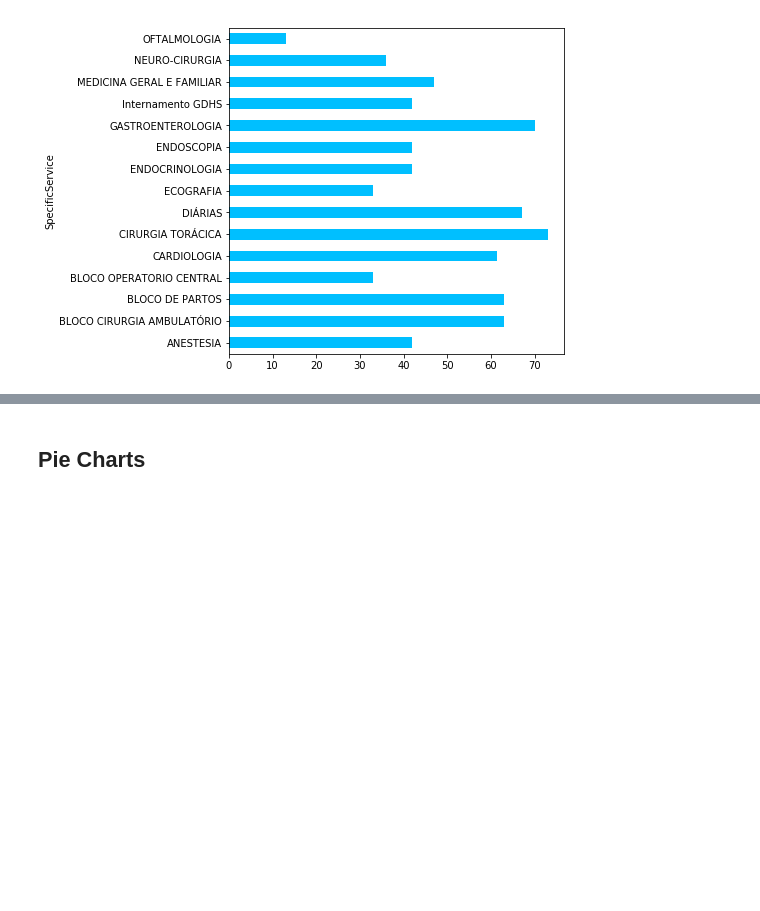
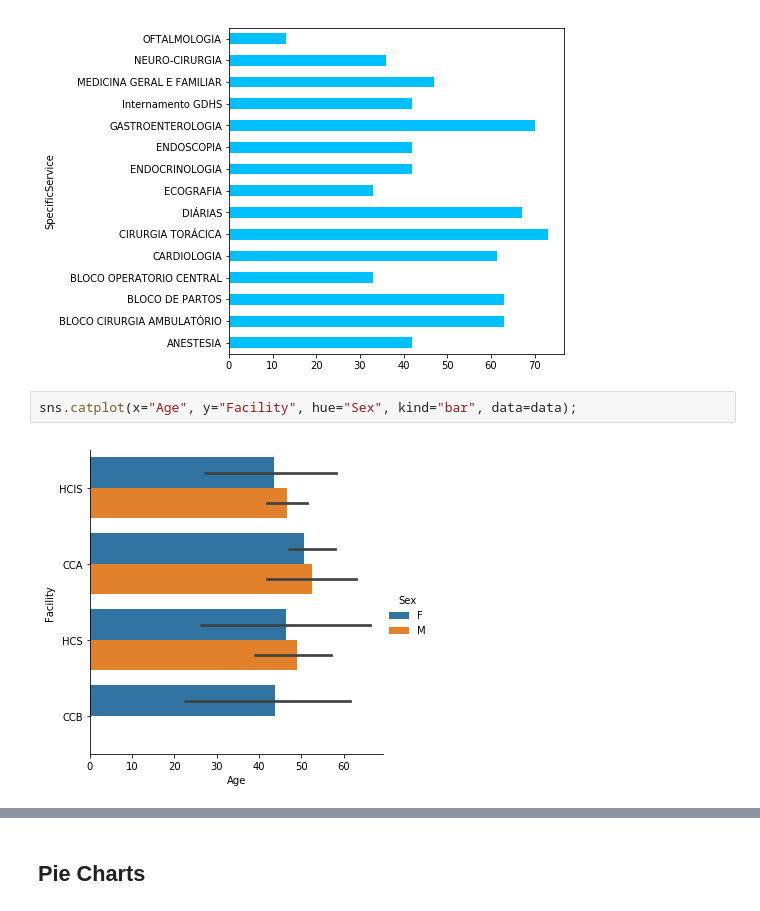
Before and after one commit to crsimmons1/JdMS, a Jupyter notebook: DataVisualization.ipynb, the cells around one changed output, grey strips where cells are left out. Cells and saved outputs as stored; diff of their text form; blank space fills up the shorter version.

Commit message:
Added new bar graphs

```diff
--- a/DataVisualization.ipynb
+++ b/DataVisualization.ipynb
@@ -121,3 +121,7 @@ Name: Age, dtype: float64
 Service_by_Age.head(15).plot.barh(color="deepskyblue");
 # %% [output]
 [figure]
+# %%
+sns.catplot(x="Age", y="Facility", hue="Sex", kind="bar", data=data);
+# %% [output]
+[figure, added]
```
Also changed, not shown: parts of 7 cells of this notebook.
